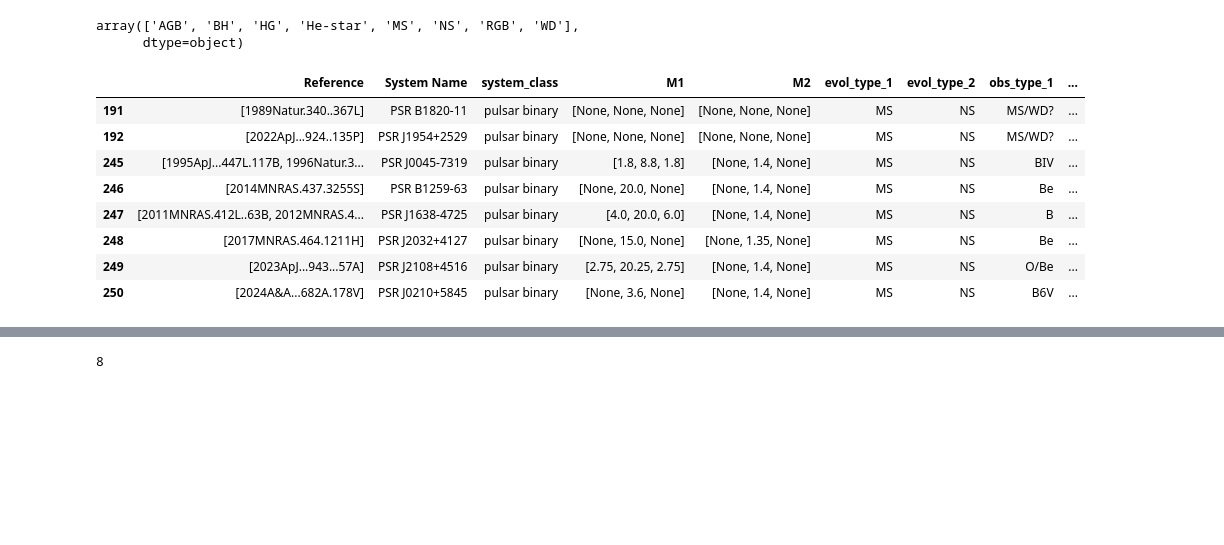
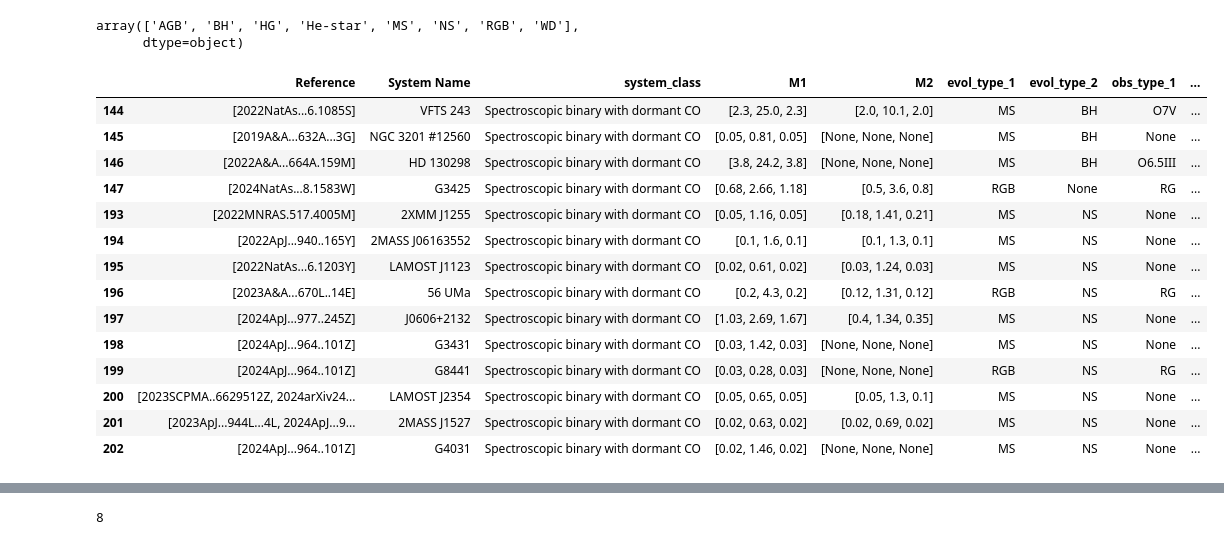
Before and after one commit to binary-observations/post_mt_catalog, a Jupyter notebook: code/data_analysis/Read_and_plot.ipynb, the cells around one changed output, grey strips where cells are left out. Cells and saved outputs as stored; diff of their text form; code cells hidden in the pictures; blank space fills up the shorter version.

```diff
--- a/code/data_analysis/Read_and_plot.ipynb
+++ b/code/data_analysis/Read_and_plot.ipynb
@@ -810,15 +810,21 @@ np.unique(pd_catalog_data['evol_type_2'].dropna())
 array(['AGB', 'BH', 'HG', 'He-star', 'MS', 'NS', 'RGB', 'WD'],
       dtype=object)
 # %%
-(pd_catalog_data[['Reference', 'System Name', 'system_class', 'M1', 'M2', 'evol_type_1', 'evol_type_2', 'obs_type_1', 'obs_type_2', 'source_file']][pd_catalog_data['system_class'] == 'pulsar binary'])
+(pd_catalog_data[['Reference', 'System Name', 'system_class', 'M1', 'M2', 'evol_type_1', 'evol_type_2', 'obs_type_1', 'obs_type_2', 'source_file','system_class']][pd_catalog_data['system_class'] == "Spectroscopic binary with dormant CO"])
 # %% [output]
 |  | Reference | System Name | system_class | M1 | M2 | evol_type_1 | evol_type_2 | obs_type_1 | ... |
-| 191 | [1989Natur.340..367L] | PSR B1820-11 | pulsar binary | [None, None, None] | [None, None, None] | MS | NS | MS/WD? | ... |
-| 192 | [2022ApJ...924..135P] | PSR J1954+2529 | pulsar binary | [None, None, None] | [None, None, None] | MS | NS | MS/WD? | ... |
-| 245 | [1995ApJ...447L.117B, 1996Natur.3... | PSR J0045-7319 | pulsar binary | [1.8, 8.8, 1.8] | [None, 1.4, None] | MS | NS | BIV | ... |
-| 246 | [2014MNRAS.437.3255S] | PSR B1259-63 | pulsar binary | [None, 20.0, None] | [None, 1.4, None] | MS | NS | Be | ... |
-| 247 | [2011MNRAS.412L..63B, 2012MNRAS.4... | PSR J1638-4725 | pulsar binary | [4.0, 20.0, 6.0] | [None, 1.4, None] | MS | NS | B | ... |
-| 248 | [2017MNRAS.464.1211H] | PSR J2032+4127 | pulsar binary | [None, 15.0, None] | [None, 1.35, None] | MS | NS | Be | ... |
-| 249 | [2023ApJ...943...57A] | PSR J2108+4516 | pulsar binary | [2.75, 20.25, 2.75] | [None, 1.4, None] | MS | NS | O/Be | ... |
-| 250 | [2024A&A...682A.178V] | PSR J0210+5845 | pulsar binary | [None, 3.6, None] | [None, 1.4, None] | MS | NS | B6V | ... |
+| 144 | [2022NatAs...6.1085S] | VFTS 243 | Spectroscopic binary with dormant CO | [2.3, 25.0, 2.3] | [2.0, 10.1, 2.0] | MS | BH | O7V | ... |
+| 145 | [2019A&A...632A...3G] | NGC 3201 #12560 | Spectroscopic binary with dormant CO | [0.05, 0.81, 0.05] | [None, None, None] | MS | BH | None | ... |
+| 146 | [2022A&A...664A.159M] | HD 130298 | Spectroscopic binary with dormant CO | [3.8, 24.2, 3.8] | [None, None, None] | MS | BH | O6.5III | ... |
+| 147 | [2024NatAs...8.1583W] | G3425 | Spectroscopic binary with dormant CO | [0.68, 2.66, 1.18] | [0.5, 3.6, 0.8] | RGB | None | RG | ... |
+| 193 | [2022MNRAS.517.4005M] | 2XMM J1255 | Spectroscopic binary with dormant CO | [0.05, 1.16, 0.05] | [0.18, 1.41, 0.21] | MS | NS | None | ... |
+| 194 | [2022ApJ...940..165Y] | 2MASS J06163552 | Spectroscopic binary with dormant CO | [0.1, 1.6, 0.1] | [0.1, 1.3, 0.1] | MS | NS | None | ... |
+| 195 | [2022NatAs...6.1203Y] | LAMOST J1123 | Spectroscopic binary with dormant CO | [0.02, 0.61, 0.02] | [0.03, 1.24, 0.03] | MS | NS | None | ... |
+| 196 | [2023A&A...670L..14E] | 56 UMa | Spectroscopic binary with dormant CO | [0.2, 4.3, 0.2] | [0.12, 1.31, 0.12] | RGB | NS | RG | ... |
+| 197 | [2024ApJ...977..245Z] | J0606+2132 | Spectroscopic binary with dormant CO | [1.03, 2.69, 1.67] | [0.4, 1.34, 0.35] | MS | NS | None | ... |
+| 198 | [2024ApJ...964..101Z] | G3431 | Spectroscopic binary with dormant CO | [0.03, 1.42, 0.03] | [None, None, None] | MS | NS | None | ... |
+| 199 | [2024ApJ...964..101Z] | G8441 | Spectroscopic binary with dormant CO | [0.03, 0.28, 0.03] | [None, None, None] | RGB | NS | RG | ... |
+| 200 | [2023SCPMA..6629512Z, 2024arXiv24... | LAMOST J2354 | Spectroscopic binary with dormant CO | [0.05, 0.65, 0.05] | [0.05, 1.3, 0.1] | MS | NS | None | ... |
+| 201 | [2023ApJ...944L...4L, 2024ApJ...9... | 2MASS J1527 | Spectroscopic binary with dormant CO | [0.02, 0.63, 0.02] | [0.02, 0.69, 0.02] | MS | NS | None | ... |
+| 202 | [2024ApJ...964..101Z] | G4031 | Spectroscopic binary with dormant CO | [0.02, 1.46, 0.02] | [None, None, None] | MS | NS | None | ... |
 # %%
```
Also changed, not shown: parts of 2 cells of this notebook, 2 other files.
